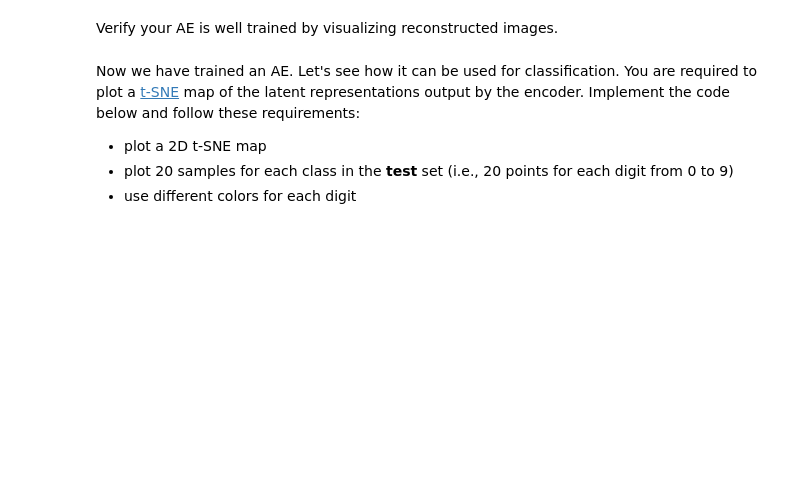
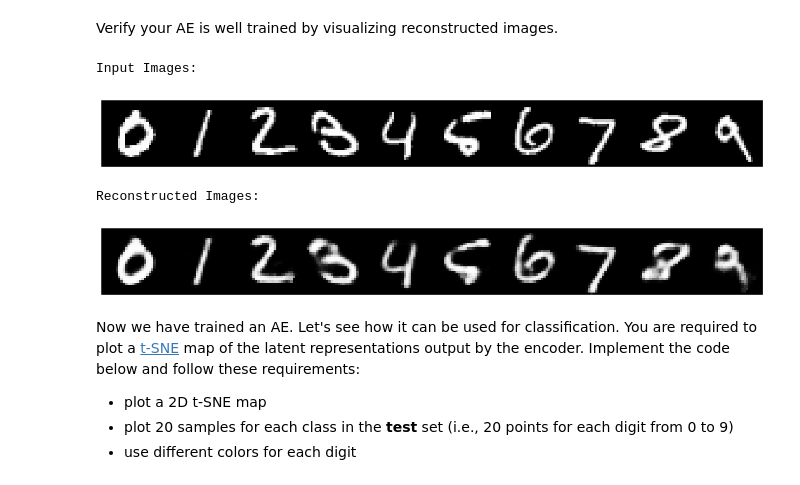
Before and after one commit to inin18/dataAndfile, a Jupyter notebook: assignment8.ipynb, the cells around one changed output. Cells and saved outputs as stored; diff of their text form; code cells hidden in the pictures; blank space fills up the shorter version.

```diff
--- a/assignment8.ipynb
+++ b/assignment8.ipynb
@@ -104,34 +140,39 @@ Verify your AE is well trained by visualizing reconstructed images.
 import matplotlib.pyplot as plt
 from torchvision.utils import make_grid
 
 sample_list = []
 for idx_class in range(10):
     indices_i = (test_dataset.targets == idx_class).nonzero().view(-1)
     idx_sample = indices_i[0]
     sample = test_dataset[idx_sample]
     sample_list.append(sample[0])
 x_orig = torch.stack(sample_list).to(device)
 
 # Inference
 model.eval()
 with torch.no_grad():
     x_recon = model(x_orig)
 
 # Plot the input and reconstructed images
 imgs_orig = make_grid(x_orig, nrow=10, padding=0, normalize=True)
 imgs_recon = make_grid(x_recon, nrow=10, padding=0, normalize=True)
 
 print('Input Images:')
 plt.figure(figsize=(16, 8))
-plt.imshow(imgs_orig.permute(1, 2, 0).cpu().numpy())
+plt.imshow(imgs_orig.permute(1, 2, 0).cpu().numpy(),cmap='gray')
 plt.axis('off')
 plt.show()
 
 print('Reconstructed Images:')
 plt.figure(figsize=(16, 8))
 plt.imshow(imgs_recon.permute(1, 2, 0).cpu().numpy())
 plt.axis('off')
 plt.show()
+# %% [output]
+Input Images:
+[figure, added]
+Reconstructed Images:
+[figure, added]
 # %% [markdown]
 Now we have trained an AE. Let's see how it can be used for classification. You are required to plot a [t-SNE](https://en.wikipedia.org/wiki/T-distributed_stochastic_neighbor_embedding) map of the latent representations output by the encoder. Implement the code below and follow these requirements:
 - plot a 2D t-SNE map
```
Also changed, not shown: parts of 13 cells of this notebook, 1 other file.
